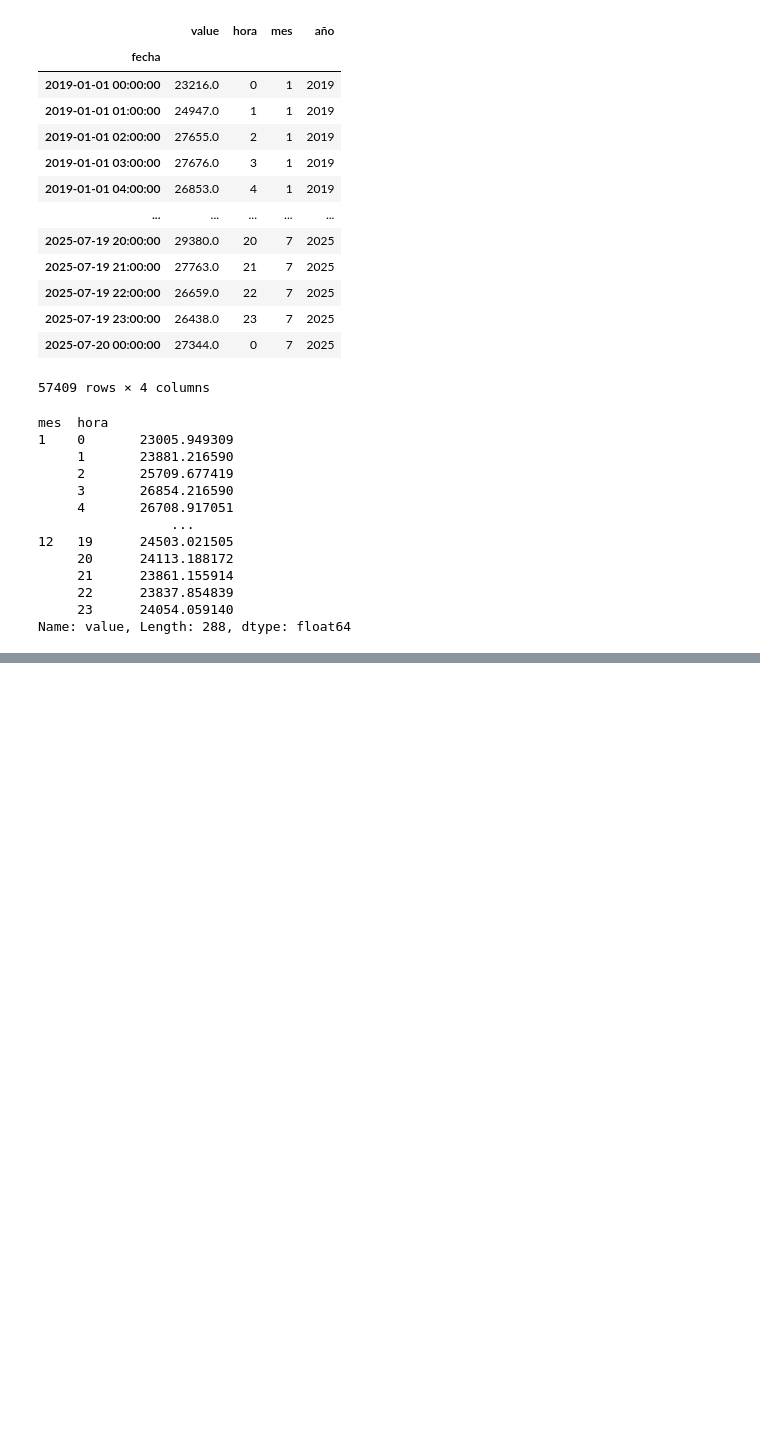
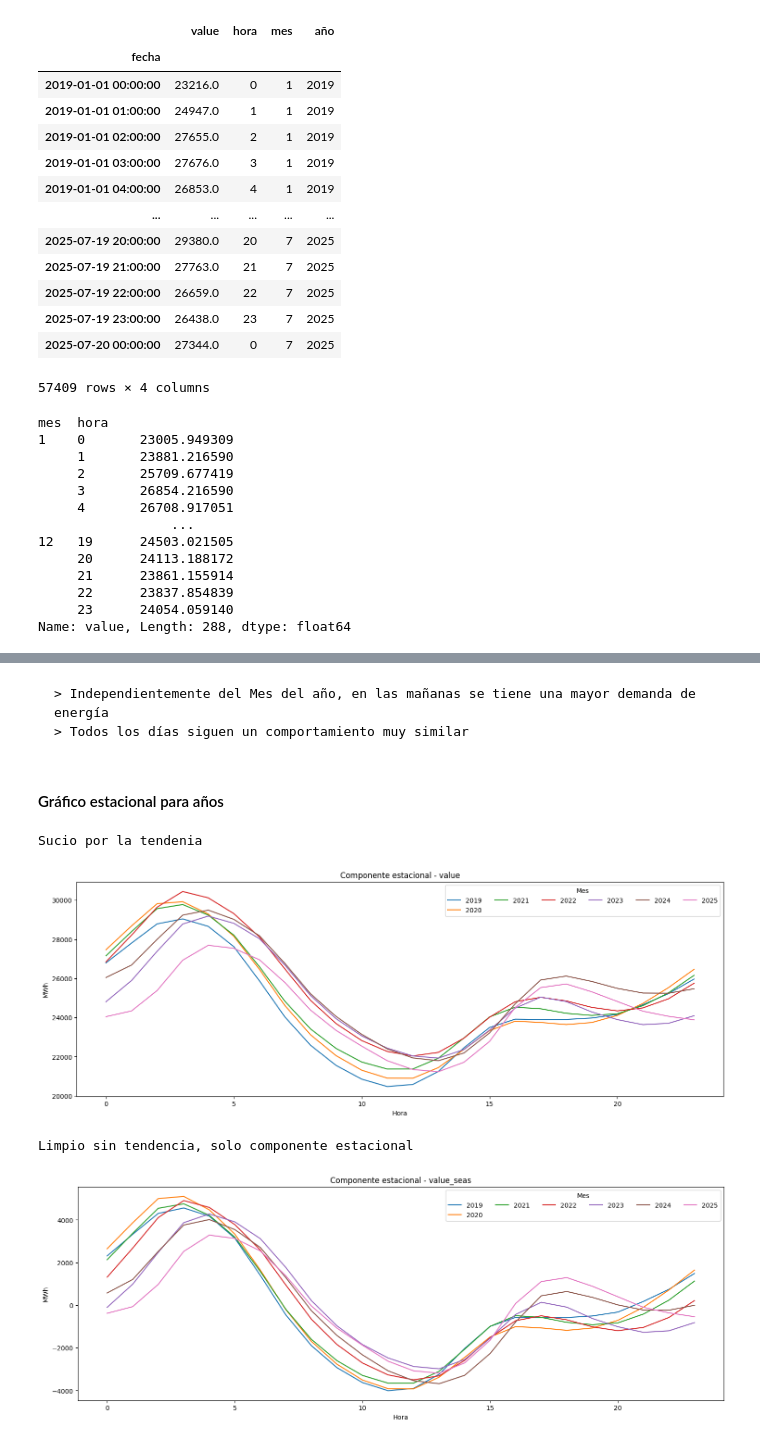
Before and after one commit to JairRamosG/Demanda_Energetica_SARIMA, a Jupyter notebook: notebooks/02_EDA.ipynb, the cells around one changed output, grey strips where cells are left out. Drawn from its saved outputs; the diff is of its cells as text; code cells hidden in the pictures; blank space fills up the shorter version.

Commit message:
ajuste función gráfico estacional

```diff
--- a/notebooks/02_EDA.ipynb
+++ b/notebooks/02_EDA.ipynb
@@ -98 +105,17 @@ grafico_estacional(ts, 'value', 24, True)
 [figure]
+# %% [markdown]
+    > Independientemente del Mes del año, en las mañanas se tiene una mayor demanda de energía
+    > Todos los días siguen un comportamiento muy similar
+# %% [markdown]
+#### Gráfico estacional para años
+# %%
+print('Sucio por la tendenia')
+grafico_estacional(ts, 'value', 24, 'años', False)
+
+print('Limpio sin tendencia, solo componente estacional')
+grafico_estacional(ts, 'value', 24, 'años', True)
+# %% [output]
+Sucio por la tendenia
+[figure, added]
+Limpio sin tendencia, solo componente estacional
+[figure, added]
```
Also changed, not shown: parts of 2 cells of this notebook, 1 other file.
